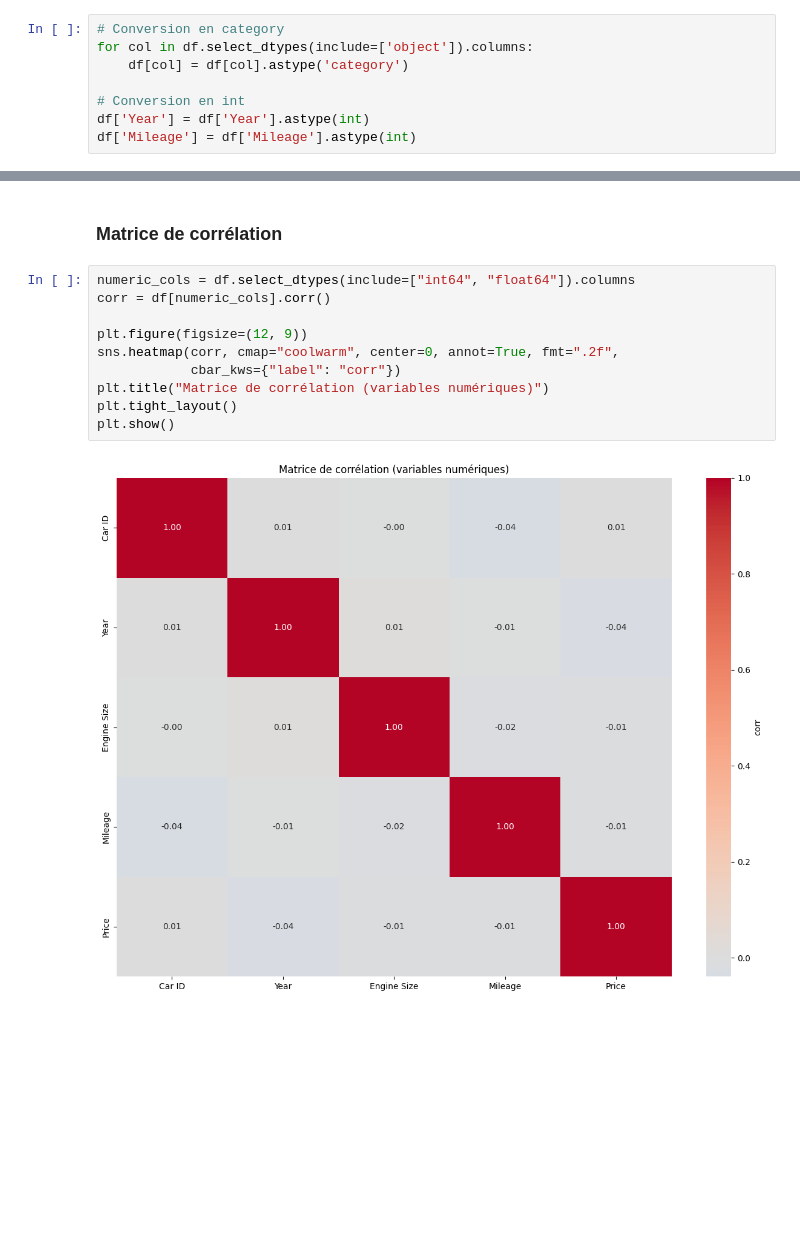
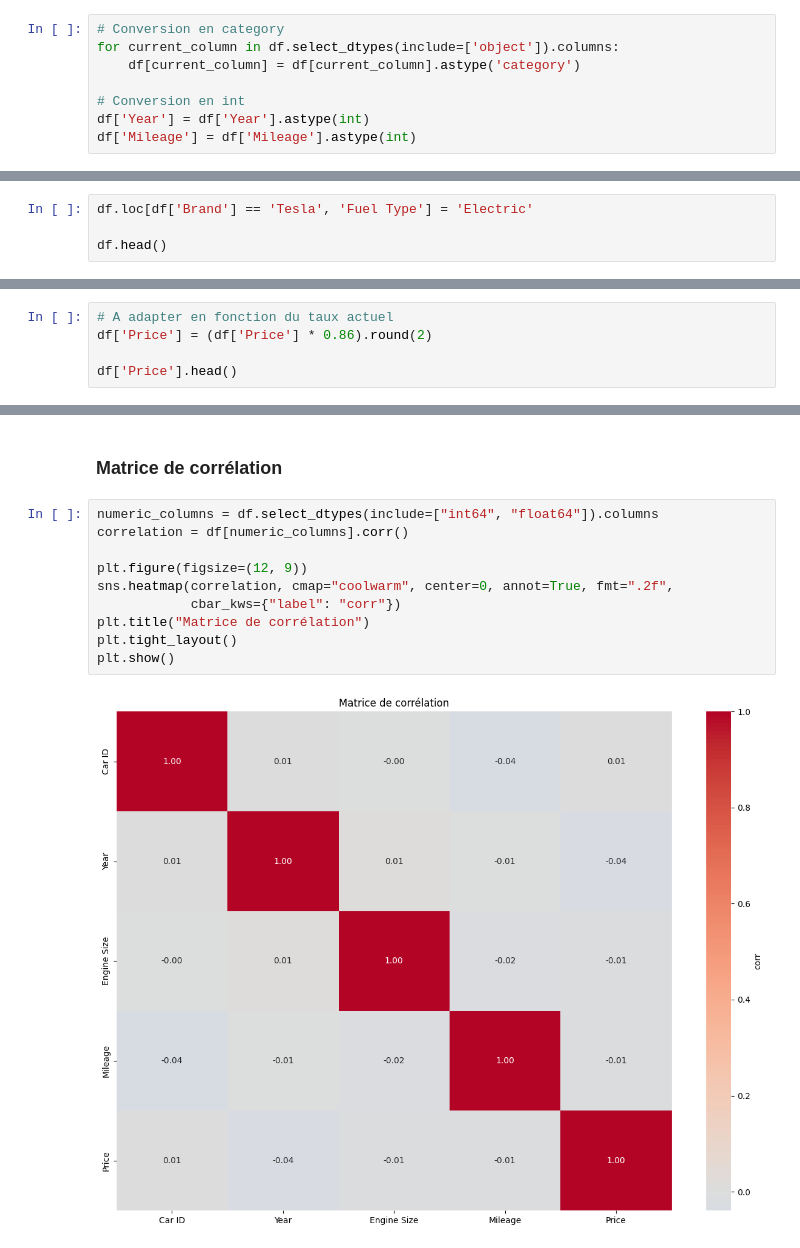
Before and after one commit to tristanretali/DataScienceProject, a Jupyter notebook: notebooks/eda.ipynb, the cells around one changed output, grey strips where cells are left out. Drawn from its saved outputs; the diff is of its cells as text; blank space fills up the shorter version.

```diff
--- a/notebooks/eda.ipynb
+++ b/notebooks/eda.ipynb
@@ -57,8 +62,8 @@ df.dropna(inplace=True)
 ### Transformation des type 'object' en 'category' et de certains 'float' en 'int'
 # %%
 # Conversion en category
-for col in df.select_dtypes(include=['object']).columns:
-    df[col] = df[col].astype('category')
+for current_column in df.select_dtypes(include=['object']).columns:
+    df[current_column] = df[current_column].astype('category')
 
 # Conversion en int
 df['Year'] = df['Year'].astype(int)
@@ -65,0 +75,4 @@ df['Mileage'] = df['Mileage'].astype(int)
+# %%
+df.loc[df['Brand'] == 'Tesla', 'Fuel Type'] = 'Electric'
+
+df.head()
@@ -65,0 +88,5 @@ df['Mileage'] = df['Mileage'].astype(int)
+# %%
+# A adapter en fonction du taux actuel
+df['Price'] = (df['Price'] * 0.86).round(2)
+
+df['Price'].head()
@@ -89,14 +140,14 @@ On s'aperçoit pour la colonne 'Price' et 'Mileage' qu'il n'y a aucune valeur ab
 # %% [markdown]
 ### Matrice de corrélation
 # %%
-numeric_cols = df.select_dtypes(include=["int64", "float64"]).columns
-corr = df[numeric_cols].corr()
+numeric_columns = df.select_dtypes(include=["int64", "float64"]).columns
+correlation = df[numeric_columns].corr()
 
 plt.figure(figsize=(12, 9))
-sns.heatmap(corr, cmap="coolwarm", center=0, annot=True, fmt=".2f",
+sns.heatmap(correlation, cmap="coolwarm", center=0, annot=True, fmt=".2f",
             cbar_kws={"label": "corr"})
-plt.title("Matrice de corrélation (variables numériques)")
+plt.title("Matrice de corrélation")
 plt.tight_layout()
 plt.show()
 # %% [output]
-[figure, old version]
+[figure, new version]
```
Also changed, not shown: parts of 21 cells of this notebook.
